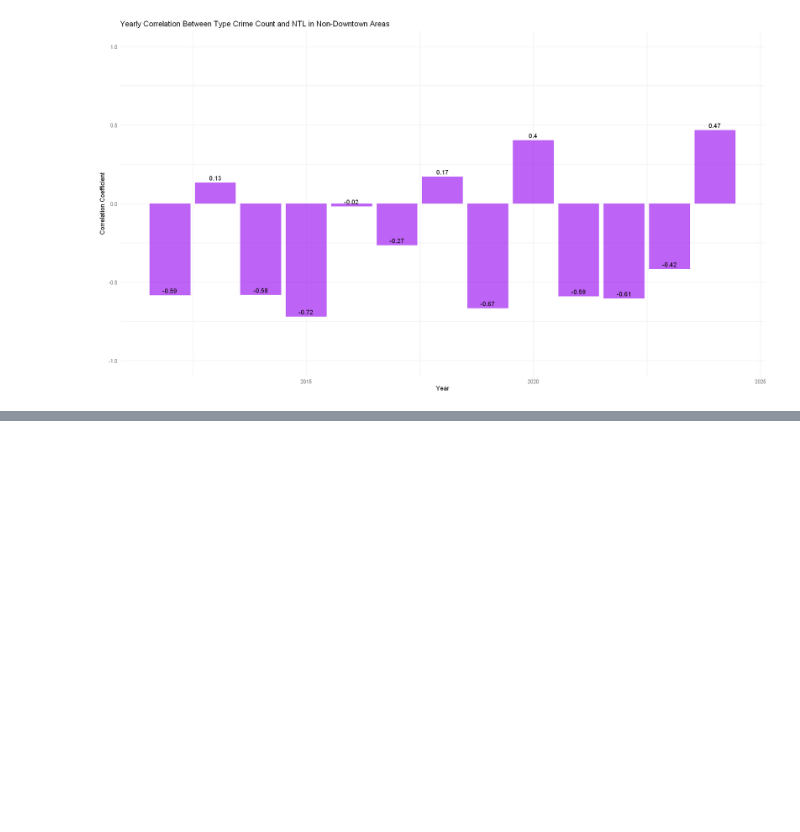
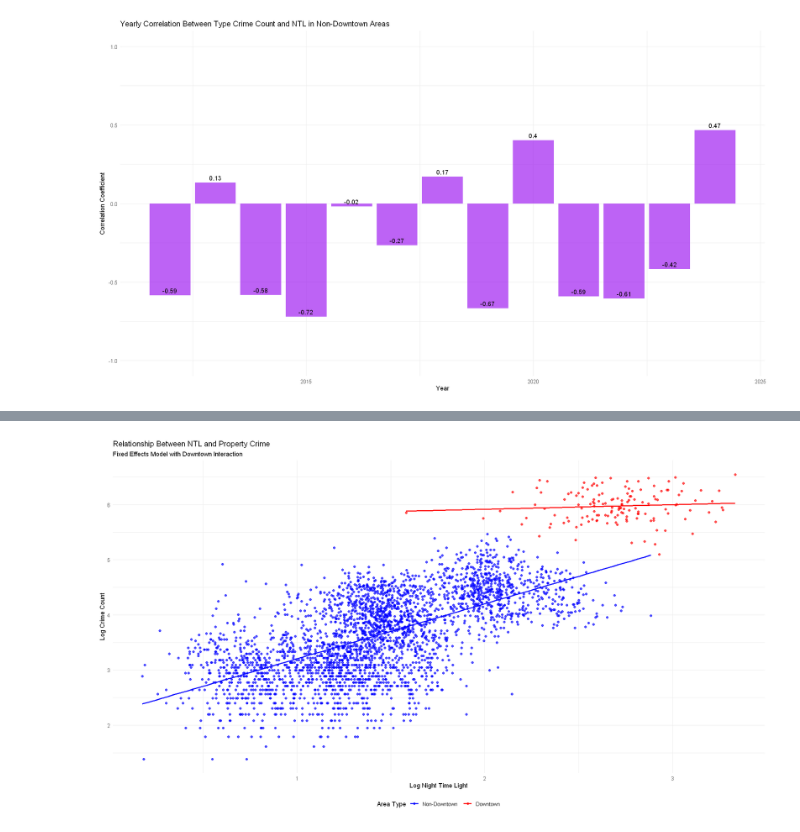
Before and after one commit to Irene-Berezin/econ_398_project, a Jupyter notebook: crime_type_corr_facts.ipynb, the cells around one changed output, grey strips where cells are left out. Drawn from its saved outputs; the diff is of its cells as text; code cells hidden in the pictures; blank space fills up the shorter version.

```diff
--- a/crime_type_corr_facts.ipynb
+++ b/crime_type_corr_facts.ipynb
@@ -1675,0 +554,86 @@ ggplot(coef_results, aes(x = factor(end_year), y = factor(start_year), fill = co
+# %%
+# Filter for multiple crime types
+crime_type_only <- crime_all |>
+    filter(type %in% c("Break and Enter Residential/Other", "Break and Enter Commercial",
+                       "Theft from Vehicle","Theft of Vehicle","Theft of Bicycle",
+                       "Other Theft"))
+
+# Create data for all areas including Downtown
+crime_trend_all <- crime_type_only |>
+    filter(!is.na(geo_local_area)) |>
+    group_by(time_category, year, month, geo_local_area) |>
+    summarise(crime_count = n(), .groups = "drop") |>
+    ungroup() |>
+    filter(time_category == "night") |>
+    mutate(date = as.Date(paste(year, month, "01", sep = "-")))
+
+# Create panel dataset by merging crime data with NTL data
+panel_data <- crime_trend_all |>
+    left_join(
+        ntl_12_24_monthly |>
+            select(date, name, ntl_mean),
+        by = c("date" = "date", "geo_local_area" = "name")
+    ) |>
+    filter(!is.na(ntl_mean)) |> # Remove rows with missing NTL data
+    mutate(
+        log_crime = log(crime_count + 1), # Adding 1 to handle zeros
+        log_ntl = log(ntl_mean),
+        is_downtown = ifelse(geo_local_area == "Downtown", 1, 0)
+    )
+
+# Load the plm package for panel data models
+library(plm)
+
+# Convert to panel data object
+panel_data_plm <- pdata.frame(panel_data, index = c("geo_local_area", "date"))
+
+# Run fixed effects model with interaction
+fe_model_interaction <- plm(log_crime ~ log_ntl * is_downtown,
+                           data = panel_data_plm,
+                           model = "within",
+                           effect = "twoways")
+
+# Alternative approach: explicitly include year and month fixed effects
+# Create year and month factors
+panel_data_plm$month_factor <- factor(month(panel_data_plm$date))
+
+# Run model with explicit time controls
+fe_model_time_controls <- plm(log_crime ~ log_ntl * is_downtown + month_factor,
+                             data = panel_data_plm,
+                             model = "within",
+                             effect = "individual")
+
+# Compare models
+summary(fe_model_time_controls)
+
+# Display model summary
+summary(fe_model_interaction)
+
+# Create a visualization of actual vs fitted values
+panel_data$fitted_interaction <- fitted(fe_model_interaction)
+
+# Plot actual vs fitted with different slopes for Downtown vs non-Downtown
+ggplot(panel_data, aes(x = log_ntl, y = log_crime, color = factor(is_downtown))) +
+    geom_point(alpha = 0.7) +
+    geom_smooth(method = "lm", se = FALSE) +
+    scale_color_manual(values = c("blue", "red"),
+                      labels = c("Non-Downtown", "Downtown"),
+                      name = "Area Type") +
+    labs(title = "Relationship Between NTL and Property Crime",
+         subtitle = "Fixed Effects Model with Downtown Interaction",
+         x = "Log Night Time Light",
+         y = "Log Crime Count") +
+    theme_minimal() +
+    theme(legend.position = "bottom")
+
+# Create a facet plot to see the relationship in different neighborhoods
+ggplot(panel_data, aes(x = log_ntl, y = log_crime)) +
+    geom_point(alpha = 0.7) +
+    geom_smooth(method = "lm", se = FALSE, color = "blue") +
+    facet_wrap(~ geo_local_area, scales = "free") +
+    labs(title = "Relationship Between NTL and Property Crime by Neighborhood",
+         x = "Log Night Time Light",
+         y = "Log Crime Count") +
+    theme_minimal() +
+    theme(strip.text = element_text(size = 8))
+# %% [output]
@@ -1675,0 +678 @@ ggplot(coef_results, aes(x = factor(end_year), y = factor(start_year), fill = co
+[figure, added]
```
Also changed, not shown: parts of 44 cells of this notebook.
